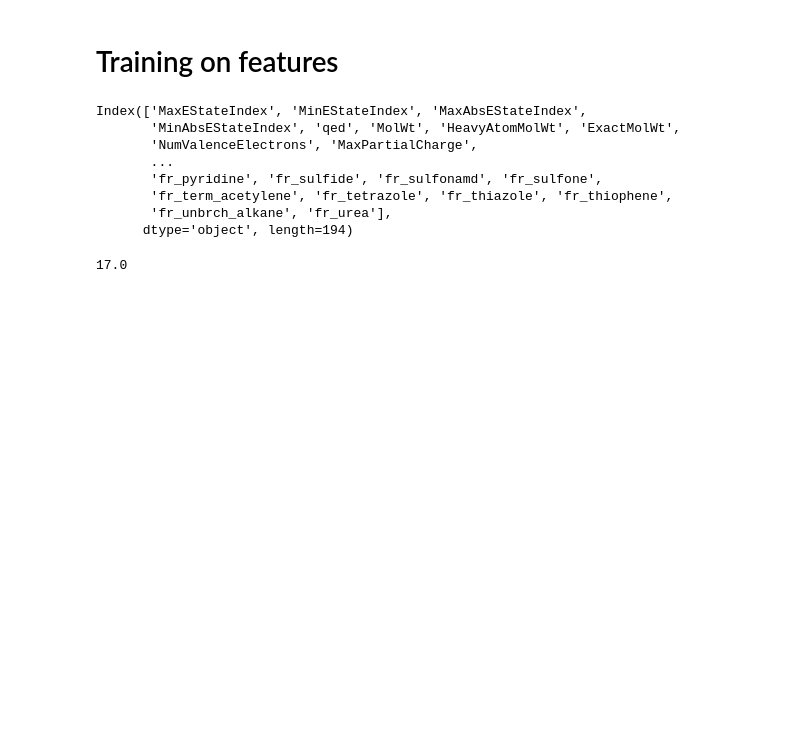
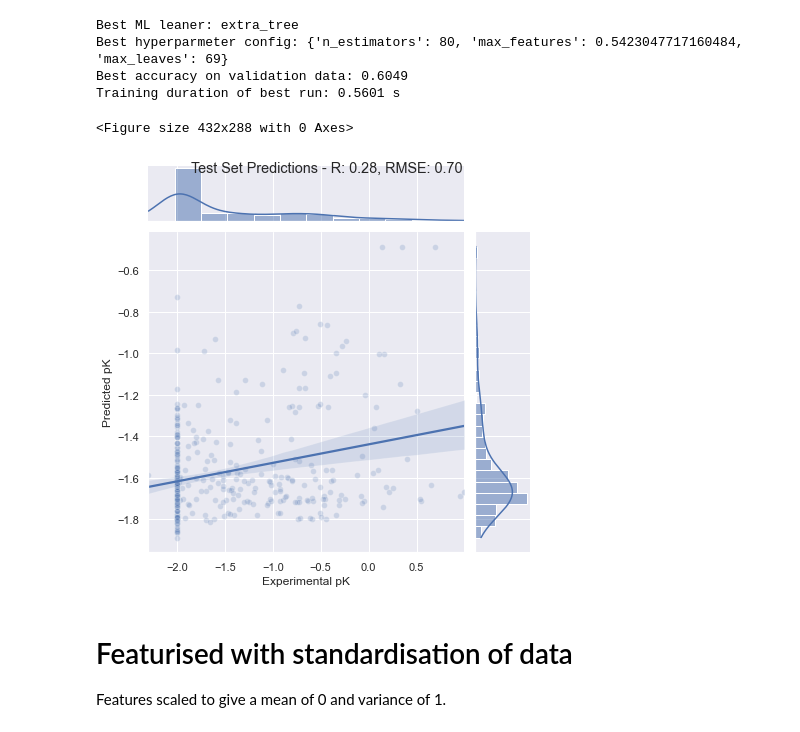
Before and after one commit to ian-mcfarlane/Data-Science-Binding-Affinity, a Jupyter notebook: ml_models.ipynb, the cells around one changed output. Drawn from its saved outputs; the diff is of its cells as text; code cells hidden in the pictures; blank space fills up the shorter version.

```diff
--- a/ml_models.ipynb
+++ b/ml_models.ipynb
@@ -43,18 +111,37 @@ X_train = np.array(X_train)
+# %%
+# combine features df with the train_split df
+featurised = pd.read_pickle("pandas_dumps/featurised_compounds.pkl")
+featurised = featurised.merge(right=train_split,how="left")
+# extract features columns
+feature_columns = featurised.columns[9:-4]
+# train data
+X_train = featurised[  ~featurised['test']][feature_columns]
+X_train = X_train.to_numpy()
+y_train = featurised[  ~featurised['test']]['pIC50']
+y_train = y_train.to_numpy()
+# test data
+X_test = featurised[  featurised['test']][feature_columns]
+X_test = X_test.to_numpy()
+y_test = featurised[  featurised['test']]['pIC50']
+y_test = y_test.to_numpy()
 # %%
+from sklearn import set_config
+from flaml import AutoML
+
+set_config(display='diagram')
+
 # Initialize an AutoML instance
 automl = AutoML()
 # Specify automl goal and constraint
 automl_settings = {
-    "time_budget": 1,  # in seconds
+    "time_budget": 300,  # in seconds
     "metric": 'r2',
     "task": 'regression',
-    "log_file_name": "california.log",
+    "log_file_name": "featurised.log",
 }
 # Train with labeled input data
 automl.fit(X_train=X_train, y_train=y_train,
            **automl_settings)
-# Predict
-print(automl.predict(X_train))
-# Print the best model
+
 print(automl.model.estimator)
 # %% [output]
@@ -81,2 +166,0 @@ LGBMRegressor(learning_rate=0.09999999999999995, max_bin=255, n_estimators=4,
-# %% [markdown]
-# Training on features
@@ -92,16 +167,13 @@ feature_columns = featurised.columns[9:-4]
-# %%
-featurised.columns[9:-4]
-# %% [output]
-Index(['MaxEStateIndex', 'MinEStateIndex', 'MaxAbsEStateIndex',
-       'MinAbsEStateIndex', 'qed', 'MolWt', 'HeavyAtomMolWt', 'ExactMolWt',
-       'NumValenceElectrons', 'MaxPartialCharge',
-       ...
-       'fr_pyridine', 'fr_sulfide', 'fr_sulfonamd', 'fr_sulfone',
-       'fr_term_acetylene', 'fr_tetrazole', 'fr_thiazole', 'fr_thiophene',
-       'fr_unbrch_alkane', 'fr_urea'],
-      dtype='object', length=194)
-# %%
-X_train.max()
-# %% [output]
-17.0
+# %%
+test_model(X_test, y_test, automl)
+# %% [output]
+Best ML leaner: extra_tree
+Best hyperparmeter config: {'n_estimators': 80, 'max_features': 0.5423047717160484, 'max_leaves': 69}
+Best accuracy on validation data: 0.6049
+Training duration of best run: 0.5601 s
+<Figure size 432x288 with 0 Axes>
+[figure, added]
+# %% [markdown]
+# Featurised with standardisation of data
+Features scaled to give a mean of 0 and variance of 1.
 # %%
```
Also changed, not shown: parts of 13 cells of this notebook, 1 other file.
